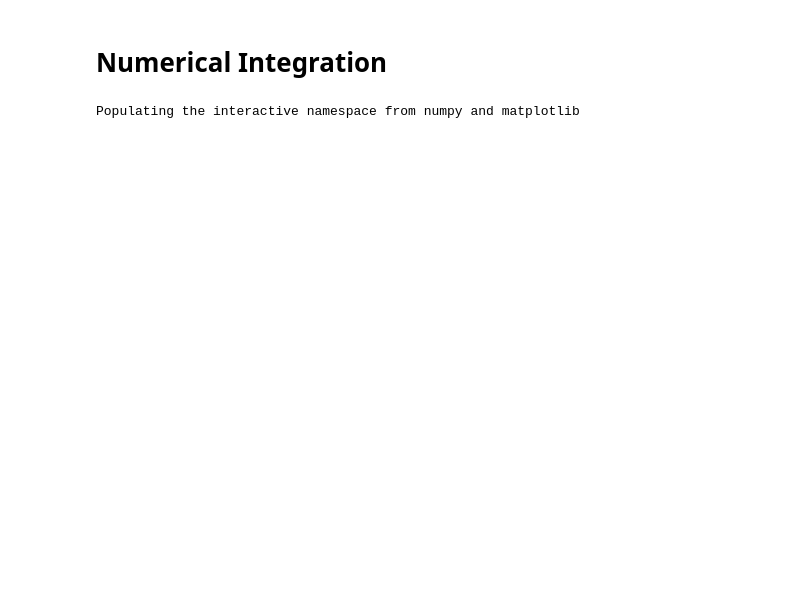
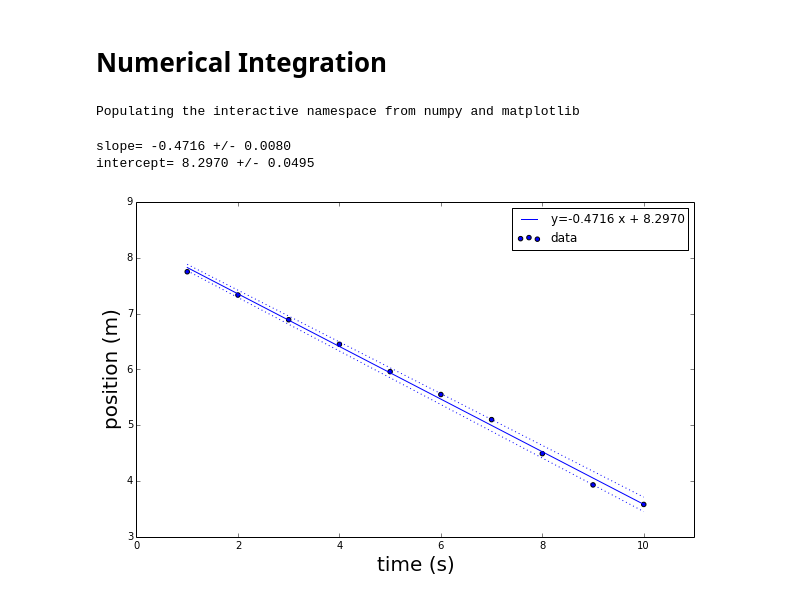
Before and after one commit to jparke08/PHYS202-S14, a Jupyter notebook: SciPy/OptimizatonTour.ipynb, the cells around one changed output. Drawn from its saved outputs; the diff is of its cells as text; code cells hidden in the pictures; blank space fills up the shorter version.

```diff
--- a/SciPy/OptimizatonTour.ipynb
+++ b/SciPy/OptimizatonTour.ipynb
@@ -19,14 +19,14 @@ def LinearLSqFit(x,y):
     xyave = (x*y).mean()
     denom = (x2ave - xave**2)
     m = (xyave - xave*yave)/denom
-    b = (x2ave*yave - xave*yave)/denom
+    b = (x2ave*yave - xave*xyave)/denom
     delta = y - (m*x + b)
     d2ave = (delta*delta).mean()
     n = len(y)
     merr = sqrt((n-2)**(-1)*d2ave/denom)
-    berr = sqrt((n-2)**(-1)*d2ave/denom)
+    berr = sqrt((n-2)**(-1)*d2ave*x2ave/denom)
 
-    return m,b,merr,err
+    return m,b,merr,berr
 # %%
 time = np.array([1.,2.,3.,4.,5.,6.,7.,8.,9.,10.]) #time in seconds
 position = np.array([7.75, 7.333, 6.89, 6.45, 5.96, 5.55, 5.10, 4.49, 3.93, 3.58]) #position in meters
@@ -35,0 +34,31 @@ m1,b1,m1err,b1err
+# %%
+m1,b1,m1err,b1err = LinearLSqFit(time,position)
+print "slope= %.4f +/- %.4f" % (m1, m1err)
+print "intercept= %.4f +/- %.4f" % (b1, b1err)
+# %% [output]
+slope= -0.4716 +/- 0.0080
+intercept= 8.2970 +/- 0.0495
+# %%
+#Create a function to plot the fit function
+f = lambda x,m,b: m*x + b
+mylabel="y=%.4f x + %.4f" % (m1,b1)
+
+#Plot the data and the fit line
+fig = plt.figure(2,(10,6))
+plt.scatter(time,position,label="data")
+plt.plot(time,f(time,m1,b1),label=mylabel)
+
+#Now plot a band around the result at the one-sigma error level
+plt.plot(time,f(time,m1-m1err,b1-b1err),'b:')
+plt.plot(time,f(time,m1+m1err,b1+b1err),'b:')
+
+plt.xlim(0.,11.)
+plt.ylim(3.,9.)
+
+plt.legend(loc="best")
+plt.xlabel("time (s)",fontsize=20)
+plt.ylabel("position (m)",fontsize=20)
+
+plt.show()
+# %% [output]
+[figure, added]
```
Also changed, not shown: parts of 20 cells of this notebook, 5 other files.
